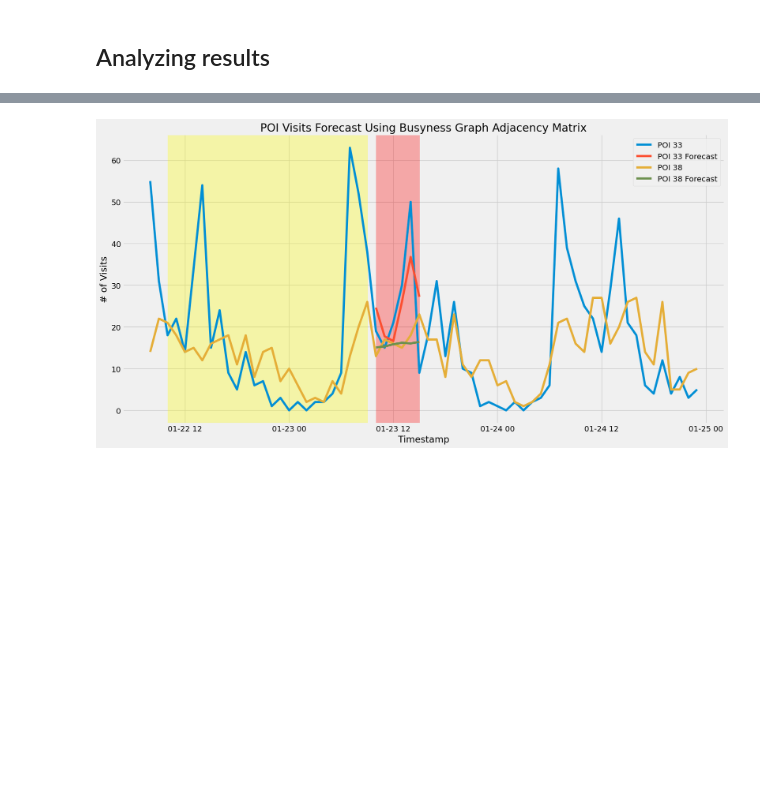
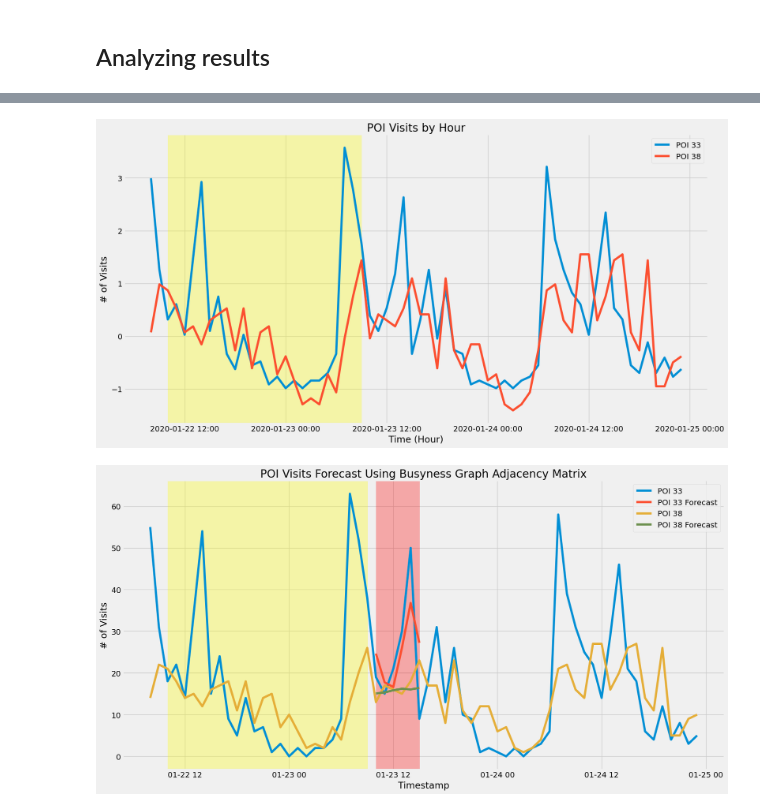
Before and after one commit to USC-InfoLab/busyness-graph-neural-network, a Jupyter notebook: busyness_graph_adj_interpretation/adjacency_interpretation_clusters.ipynb, the cells around one changed output, grey strips where cells are left out. Saved outputs shown, nothing was run; the diff lists cells and outputs as text; code cells hidden in the pictures; blank space fills up the shorter version.

```diff
--- a/busyness_graph_adj_interpretation/adjacency_interpretation_clusters.ipynb
+++ b/busyness_graph_adj_interpretation/adjacency_interpretation_clusters.ipynb
@@ -322,3 +381,7 @@ plot_ts(df, [33, 38], '2020-01-22 8:00:00', '2020-01-24 23:00:00', time_span, sa
+# %%
+plot_ts_normed(df, [33, 38], '2020-01-22 8:00:00', '2020-01-24 23:00:00', time_span, savepath='img/pois[33, 38]_ts_normed_2020-01-22.png', start_hlight='2020-01-22 10:00:00', end_hlight='2020-01-23 9:00:00', pdf=True)
+# %% [output]
+[figure, added]
 # %%
 plot_forecast_ts(df, forecast_result_orig_adj, normalize_statistic, [33, 38], '2020-01-22 8:00:00', '2020-01-24 23:00:00', time_span, savepath='img/pois[33, 38]_fcasts_ts_bysgnn_adj_2020-01-22.png', start_hlight='2020-01-22 10:00:00', end_hlight='2020-01-23 9:00:00', fcast_label='Busyness Graph Adjacency Matrix')
 # %% [output]
```
Also changed, not shown: parts of 3 cells of this notebook, 20 other files.
